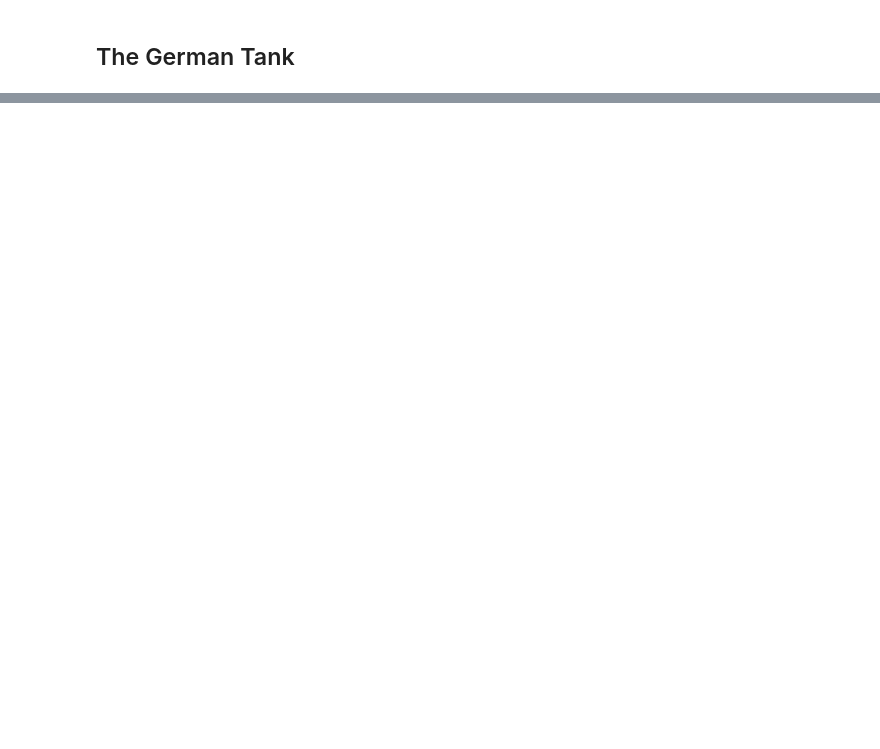
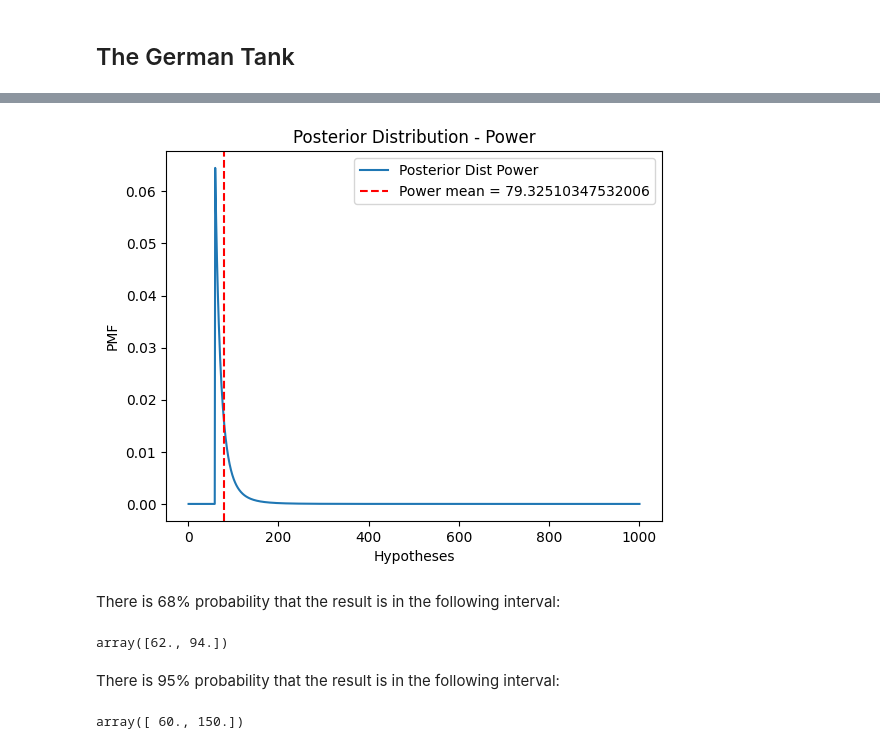
Before and after one commit to bea-sirowy/Python-tutorials, a Jupyter notebook: Bayes04_estimations.ipynb, the cells around one changed output, grey strips where cells are left out. Drawn from its saved outputs; the diff is of its cells as text; code cells hidden in the pictures; blank space fills up the shorter version.

```diff
--- a/Bayes04_estimations.ipynb
+++ b/Bayes04_estimations.ipynb
@@ -578,0 +645,44 @@ array([ 91., 243.])
+# %%
+hypos = np.arange(1, 1001)
+alpha = 1.0
+ps = hypos**(-alpha)
+power = Pmf(ps, hypos, name='power law')
+power.normalize()
+
+
+def update_train(pmf, data): # Update pmf based on new data.
+    for datum in data:
+        hypos = pmf.qs
+        likelihood = np.where(hypos >= datum, 1 / hypos, 0)
+        pmf *= likelihood
+        pmf.normalize()
+
+data = [19, 40, 42, 60]
+posterior = power.copy()
+update_train(power, data)
+
+import matplotlib.pyplot as plt
+
+plt.plot(hypos, power, label='Posterior Dist Power')
+plt.axvline(power.mean(), color='r', linestyle='--',
+label=f'Power mean = {power.mean()}')
+plt.xlabel('Hypotheses')
+plt.ylabel('PMF')
+plt.title('Posterior Distribution - Power')
+plt.legend()
+
+plt.show()
+# %% [output]
+[figure, added]
+# %% [markdown]
+There is 68% probability that the result is in the following interval:
+# %%
+power.credible_interval(0.68)
+# %% [output]
+array([62., 94.])
+# %% [markdown]
+There is 95% probability that the result is in the following interval:
+# %%
+power.credible_interval(0.95)
+# %% [output]
+array([ 60., 150.])
```
Also changed, not shown: parts of 8 cells of this notebook.
